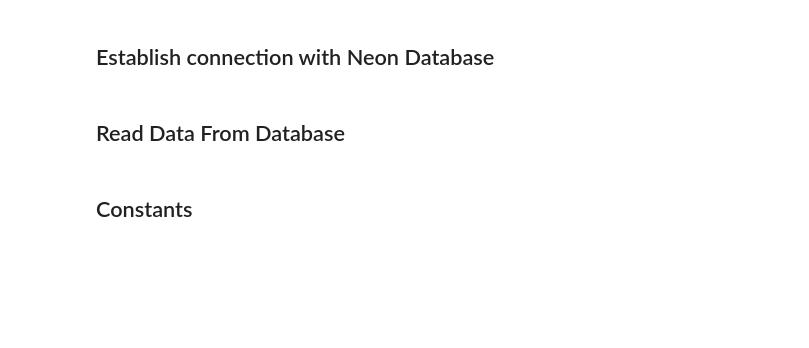
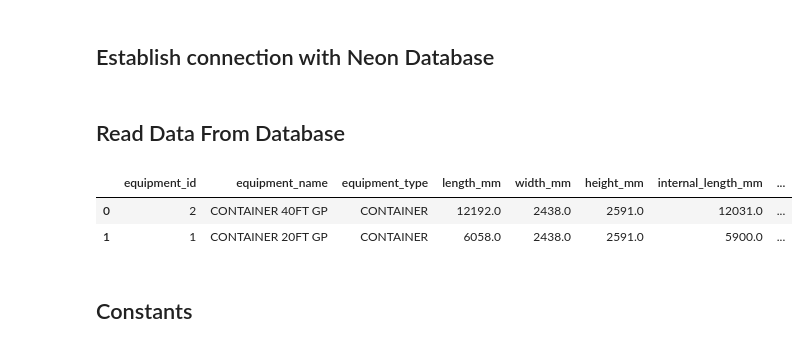
Before and after one commit to acies-AmitaAnand/Amita-Container-Load-Planning-, a Jupyter notebook: solver/planning_engine/equipment_loading_planner.ipynb, the cells around one changed output. Cells and saved outputs as stored; diff of their text form; code cells hidden in the pictures; blank space fills up the shorter version.

```diff
--- a/solver/planning_engine/equipment_loading_planner.ipynb
+++ b/solver/planning_engine/equipment_loading_planner.ipynb
@@ -67,3 +60,9 @@ transport_asset_df = db_helper.fetch_data(sql="select * from inventory_managemen
+# %%
+load_equipment_metadata_df
+# %% [output]
+|  | equipment_id | equipment_name | equipment_type | length_mm | width_mm | height_mm | internal_length_mm | ... |
+| 0 | 2 | CONTAINER 40FT GP | CONTAINER | 12192.0 | 2438.0 | 2591.0 | 12031.0 | ... |
+| 1 | 1 | CONTAINER 20FT GP | CONTAINER | 6058.0 | 2438.0 | 2591.0 | 5900.0 | ... |
 # %% [markdown]
 ## Constants
 # %%
```
Also changed, not shown: parts of 12 cells of this notebook, 6 other files.
